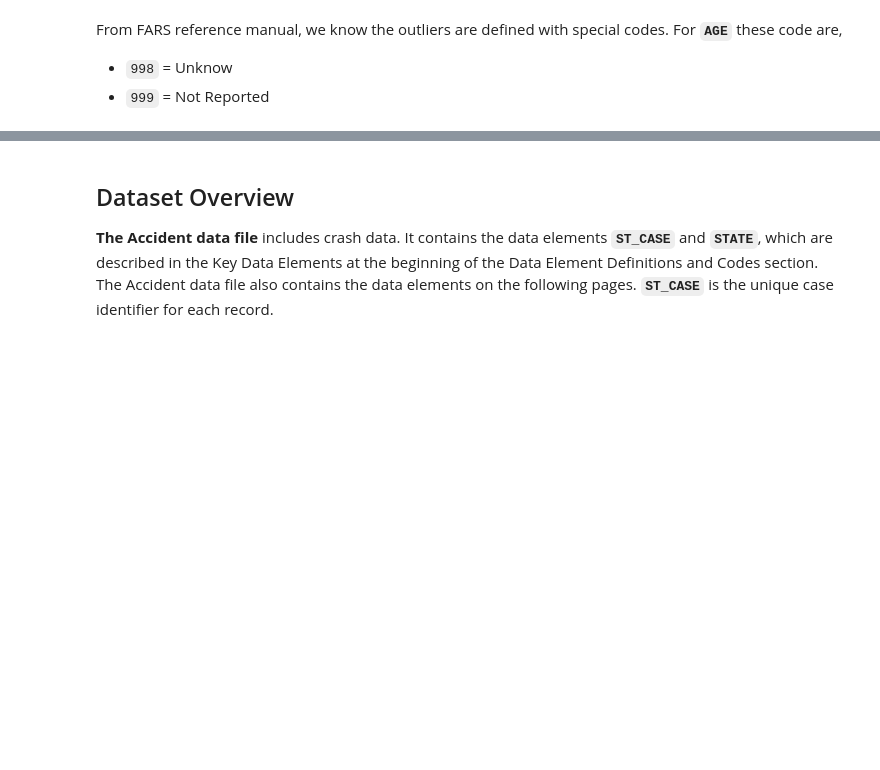
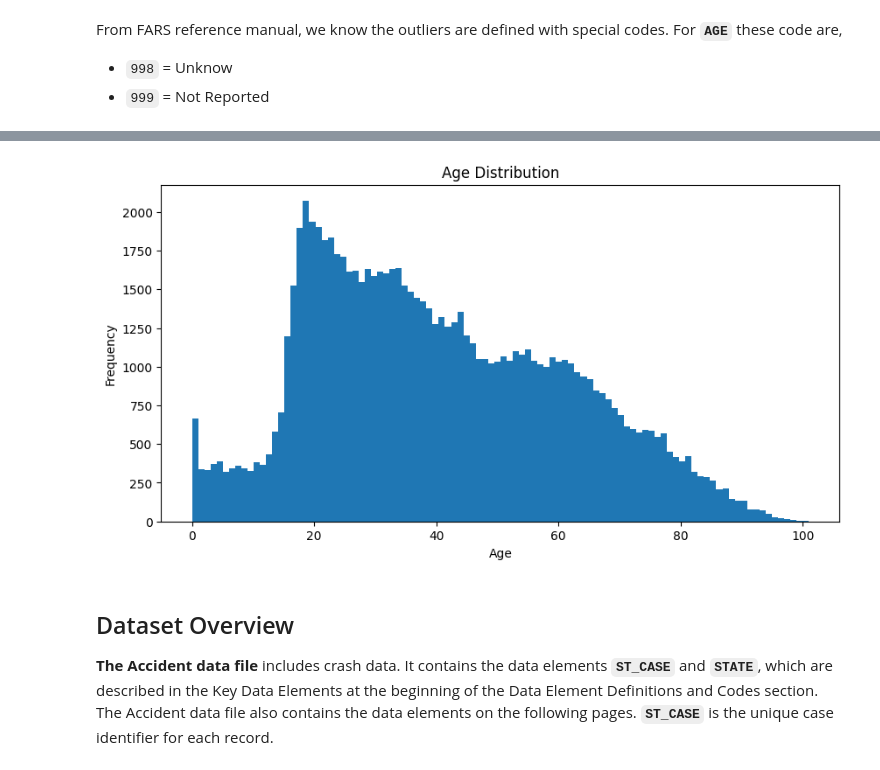
Before and after one commit to waj-ha/child-safety-fars-analysis, a Jupyter notebook: notebooks/260606_import_002.ipynb, the cells around one changed output, grey strips where cells are left out. Drawn from its saved outputs; the diff is of its cells as text; code cells hidden in the pictures; blank space fills up the shorter version.

```diff
--- a/notebooks/260606_import_002.ipynb
+++ b/notebooks/260606_import_002.ipynb
@@ -155,3 +155,6 @@ Relevant Variables:
 **`STATE`**: Compare the US states.
 # %% [markdown]
 ## AGE
+# %%
+df_person_age = df_raw_person['AGE'].copy()
+df_person_age.unique()
@@ -160,3 +174,6 @@ From FARS reference manual, we know the outliers are defined with special codes.
 
 *   `998` = Unknow
 *   `999` = Not Reported
+# %%
+df_person_age = df_person_age.replace(['998', '999'], np.nan)
+df_person_age.unique()
@@ -163,3 +191,19 @@ From FARS reference manual, we know the outliers are defined with special codes.
+# %%
+import matplotlib.pyplot as plt
+
+df_person_age_numeric = pd.to_numeric(df_person_age, errors='coerce')
+
+plt.figure(figsize=(10,5))
+
+plt.hist(df_person_age_numeric.dropna(), bins=100)
+
+plt.title('Age Distribution')
+plt.xlabel('Age')
+plt.ylabel('Frequency')
+
+plt.show()
+# %% [output]
+[figure, added]
 # %% [markdown]
 ## Dataset Overview
 
```
Also changed, not shown: parts of 2 cells of this notebook.
